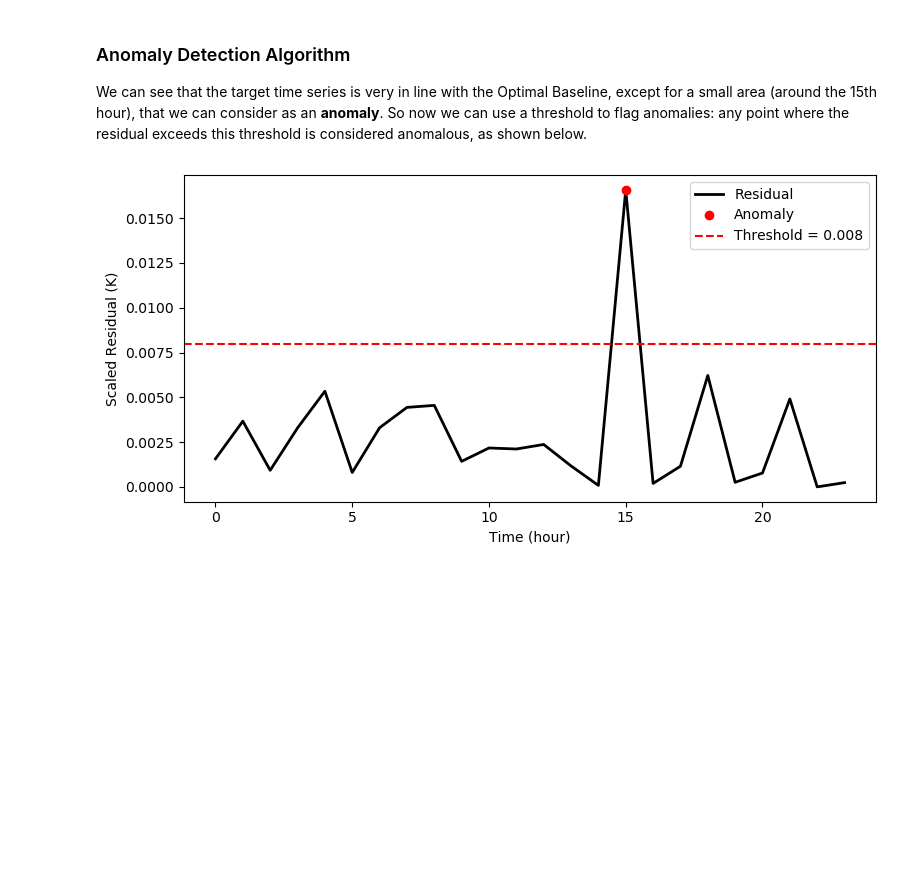
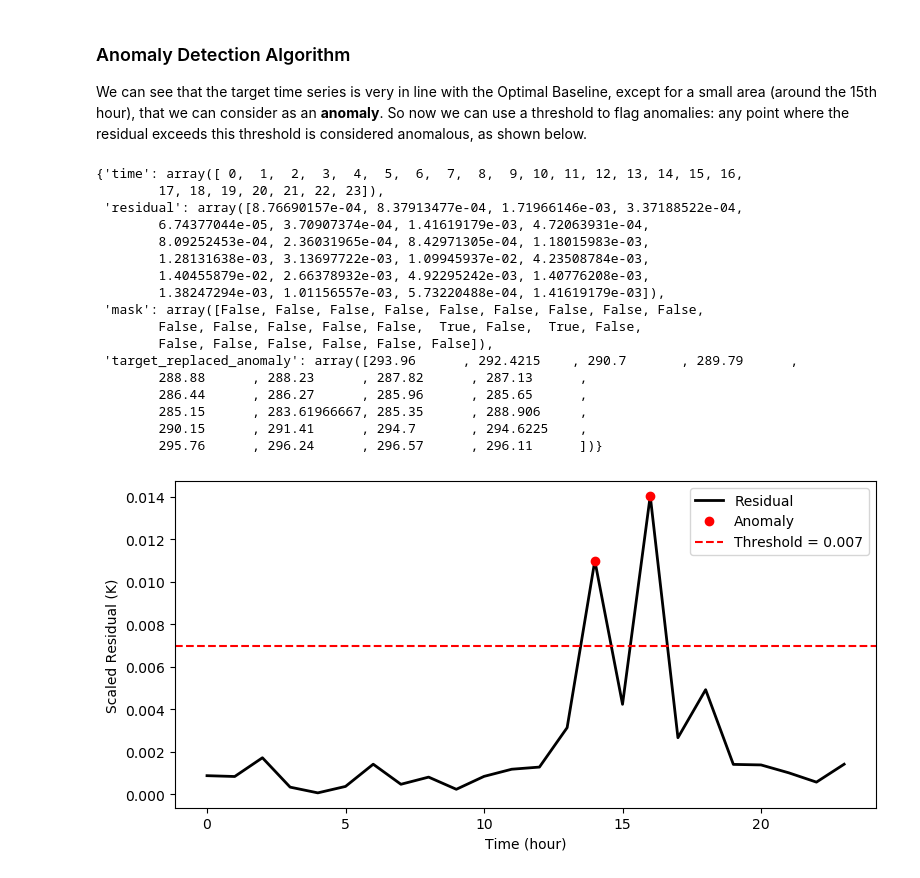
Before and after one commit to PieroPaialungaAI/OptimalBaselineSubtraction, a Jupyter notebook: OBS_Notebook.ipynb, the cells around one changed output. Saved outputs shown, nothing was run; the diff lists cells and outputs as text; code cells hidden in the pictures; blank space fills up the shorter version.

```diff
--- a/OBS_Notebook.ipynb
+++ b/OBS_Notebook.ipynb
@@ -126,9 +123,26 @@ data.plot_target_and_optimal_baseline()
 ### Anomaly Detection Algorithm
 We can see that the target time series is very in line with the Optimal Baseline, except for a small area (around the 15th hour), that we can consider as an **anomaly**. So now we can use a threshold to flag anomalies: any point where the residual exceeds this threshold is considered anomalous, as shown below.
 # %%
-data.run_anomaly_detection(threshold=0.008, plot = True)
+data.run_anomaly_detection(threshold=0.007, plot = True)
 # %% [output]
+{'time': array([ 0,  1,  2,  3,  4,  5,  6,  7,  8,  9, 10, 11, 12, 13, 14, 15, 16,
+        17, 18, 19, 20, 21, 22, 23]),
+ 'residual': array([8.76690157e-04, 8.37913477e-04, 1.71966146e-03, 3.37188522e-04,
+        6.74377044e-05, 3.70907374e-04, 1.41619179e-03, 4.72063931e-04,
+        8.09252453e-04, 2.36031965e-04, 8.42971305e-04, 1.18015983e-03,
+        1.28131638e-03, 3.13697722e-03, 1.09945937e-02, 4.23508784e-03,
+        1.40455879e-02, 2.66378932e-03, 4.92295242e-03, 1.40776208e-03,
+        1.38247294e-03, 1.01156557e-03, 5.73220488e-04, 1.41619179e-03]),
+ 'mask': array([False, False, False, False, False, False, False, False, False,
+        False, False, False, False, False,  True, False,  True, False,
+        False, False, False, False, False, False]),
+ 'target_replaced_anomaly': array([293.96      , 292.4215    , 290.7       , 289.79      ,
+        288.88      , 288.23      , 287.82      , 287.13      ,
+        286.44      , 286.27      , 285.96      , 285.65      ,
+        285.15      , 283.61966667, 285.35      , 288.906     ,
+        290.15      , 291.41      , 294.7       , 294.6225    ,
+        295.76      , 296.24      , 296.57      , 296.11      ])}
-[figure, old version]
+[figure, new version]
 # %% [markdown]
 ## Optimal Baseline Subtraction Considerations
 The OBS method is a simple yet powerful approach for detecting anomalies in time series data using historical patterns within a statistical dataset.
```
Also changed, not shown: parts of 13 cells of this notebook, 4 other files.
